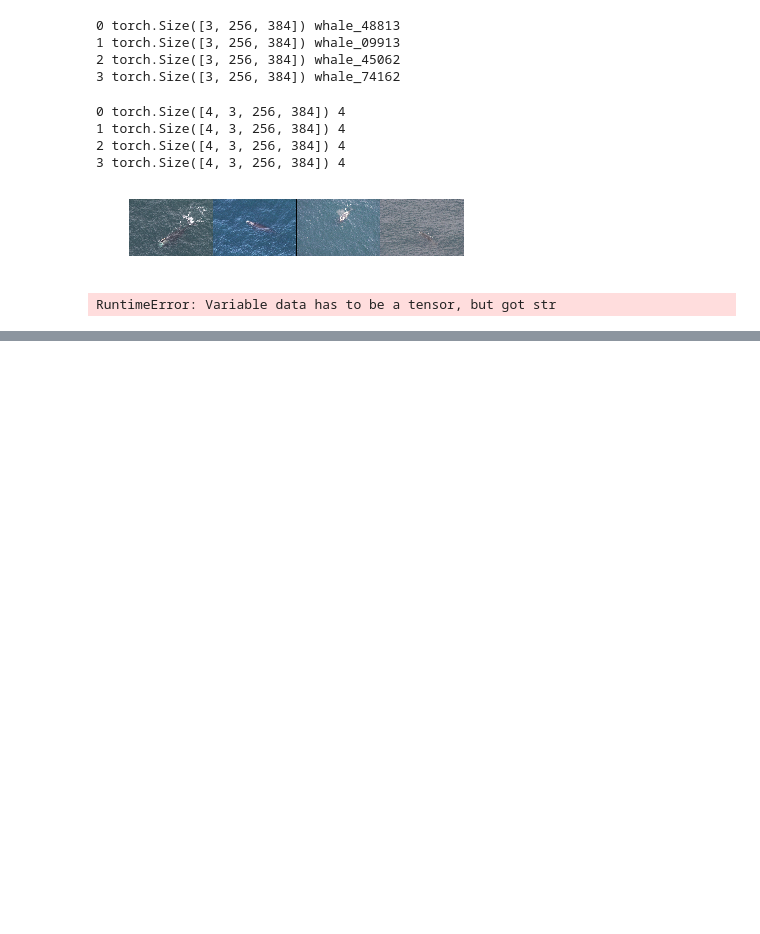
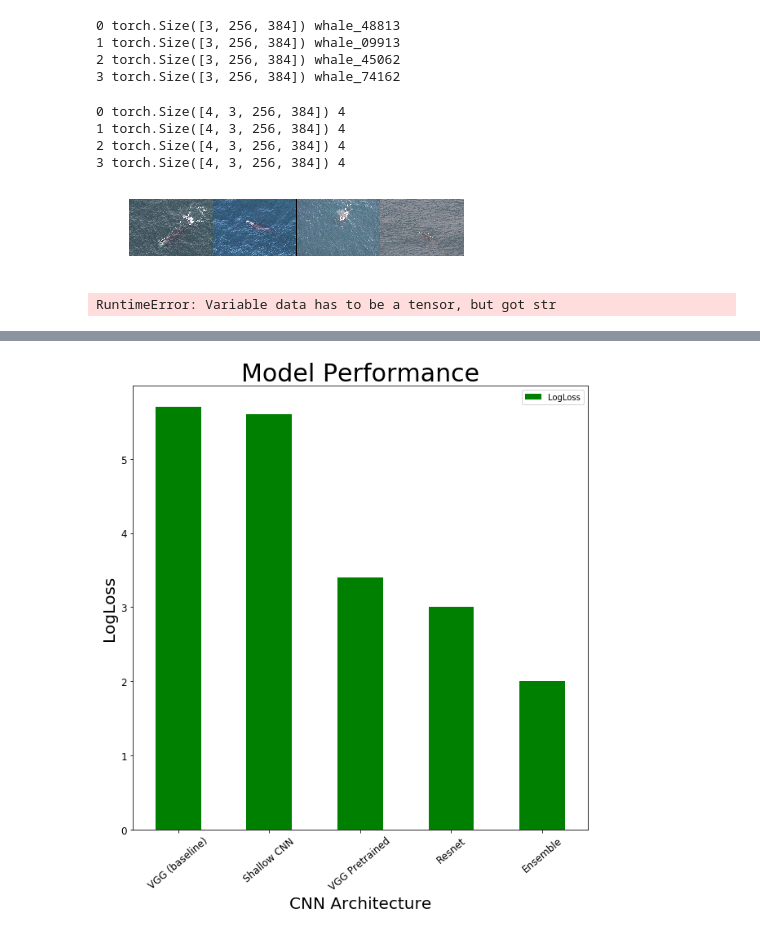
Before and after one commit to tramanh06/kaggle-right-whale, a Jupyter notebook: notebooks/rightwhale_pytorch.ipynb, the cells around one changed output, grey strips where cells are left out. Drawn from its saved outputs; the diff is of its cells as text; code cells hidden in the pictures; blank space fills up the shorter version.

```diff
--- a/notebooks/rightwhale_pytorch.ipynb
+++ b/notebooks/rightwhale_pytorch.ipynb
@@ -363,3 +444,13 @@ for epoch in range(2):  # loop over the dataset multiple times
 print('Finished Training')
 # %% [output]
 RuntimeError: Variable data has to be a tensor, but got str
+# %%
+result = [['VGG (baseline)',5.7],
+          ['Shallow CNN', 5.6],
+          ['VGG Pretrained', 3.4],
+          ['Resnet', 3.0],
+          ['Ensemble',2.0]]
+columns = ['Model', 'LogLoss']
+
+df_rs = pd.DataFrame(result,columns=columns)
+df_rs.set_index('Model')
@@ -365,0 +465,10 @@ RuntimeError: Variable data has to be a tensor, but got str
+# %%
+ax = df_rs.plot(x='Model',kind='bar',
+                figsize=(10, 10), legend=True, fontsize=12,
+               rot=40, color=['g', 'b']*5)
+ax.set_title('Model Performance',fontsize= 30)
+ax.set_xlabel("CNN Architecture", fontsize=20)
+ax.set_ylabel("LogLoss", fontsize=20)
+plt.show()
+# %% [output]
+[figure, added]
```
Also changed, not shown: parts of 7 cells of this notebook, 23 other files.
